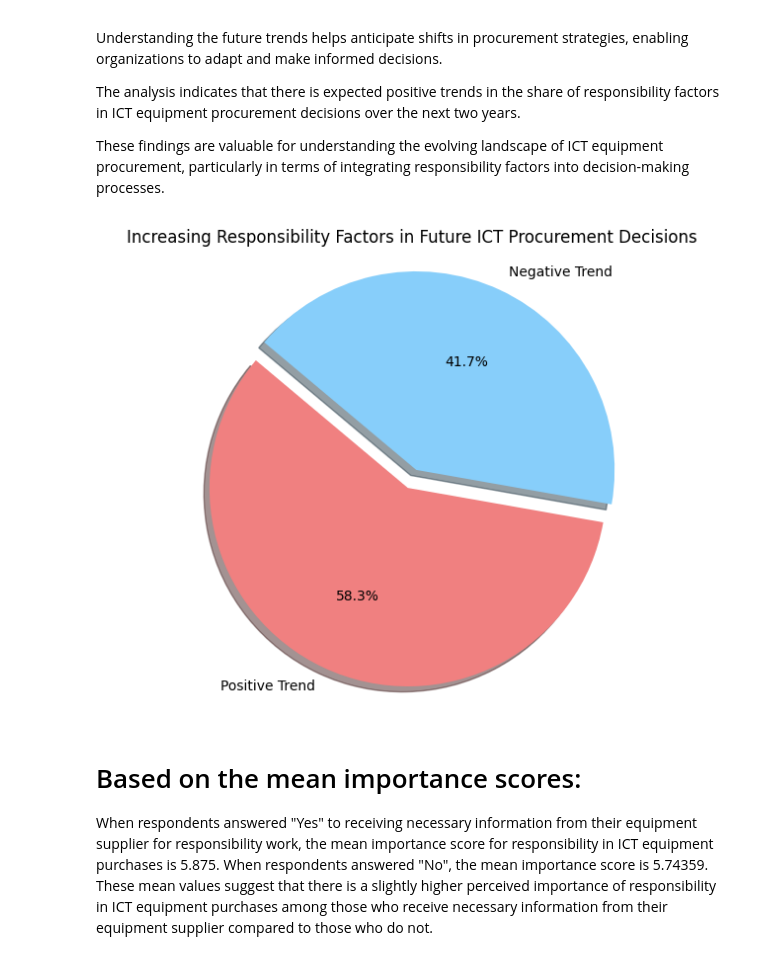
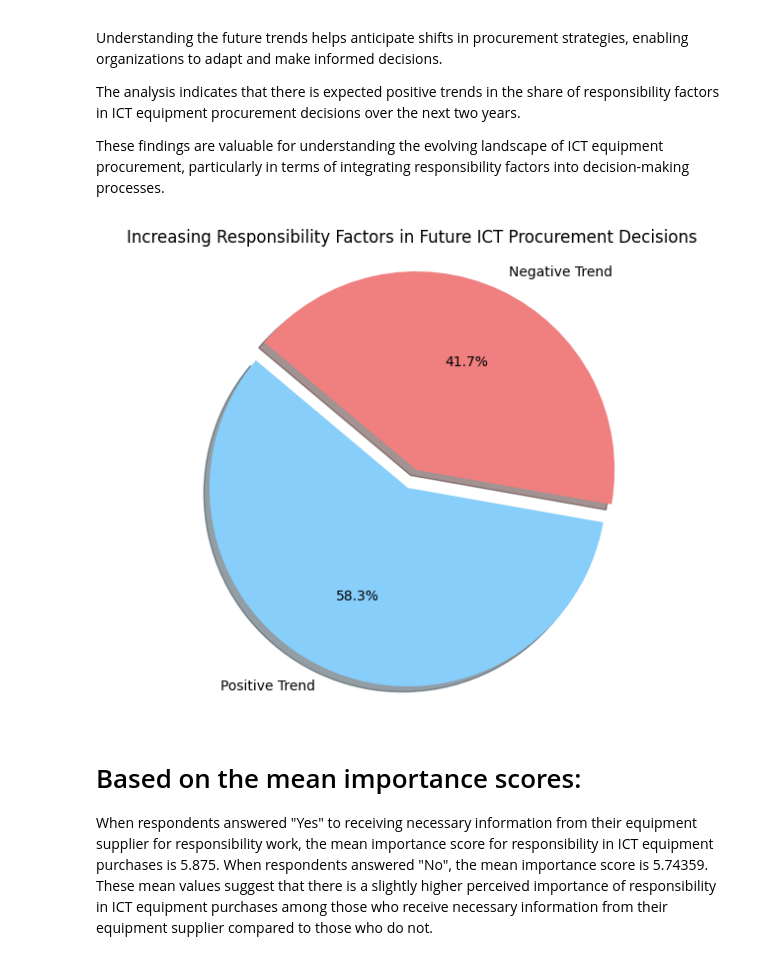
Before and after one commit to ProArif/Thesis, a Jupyter notebook: SurveyAnalysis.ipynb, the cells around one changed output. Cells and saved outputs as stored; diff of their text form; code cells hidden in the pictures.

```diff
--- a/SurveyAnalysis.ipynb
+++ b/SurveyAnalysis.ipynb
@@ -494,17 +525,17 @@ The analysis indicates that there is expected positive trends in the share of re
 # %%
 # Visualize the future trends
 plt.figure(figsize=(8, 6))
 labels = ['Positive Trend', 'Negative Trend']
 sizes = [positive_trend_proportion, negative_trend_proportion]
-colors = ['lightcoral', 'lightskyblue']
+colors = ['lightskyblue', 'lightcoral']
 explode = (0.1, 0)
 
 plt.pie(sizes, explode=explode, labels=labels, colors=colors, autopct='%1.1f%%', shadow=True, startangle=140)
 plt.title('Increasing Responsibility Factors in Future ICT Procurement Decisions')
 plt.axis('equal')
 plt.show()
 # %% [output]
-[figure, old version]
+[figure, new version]
 # %% [markdown]
 # Based on the mean importance scores:
 
```
Also changed, not shown: parts of 6 cells of this notebook.
